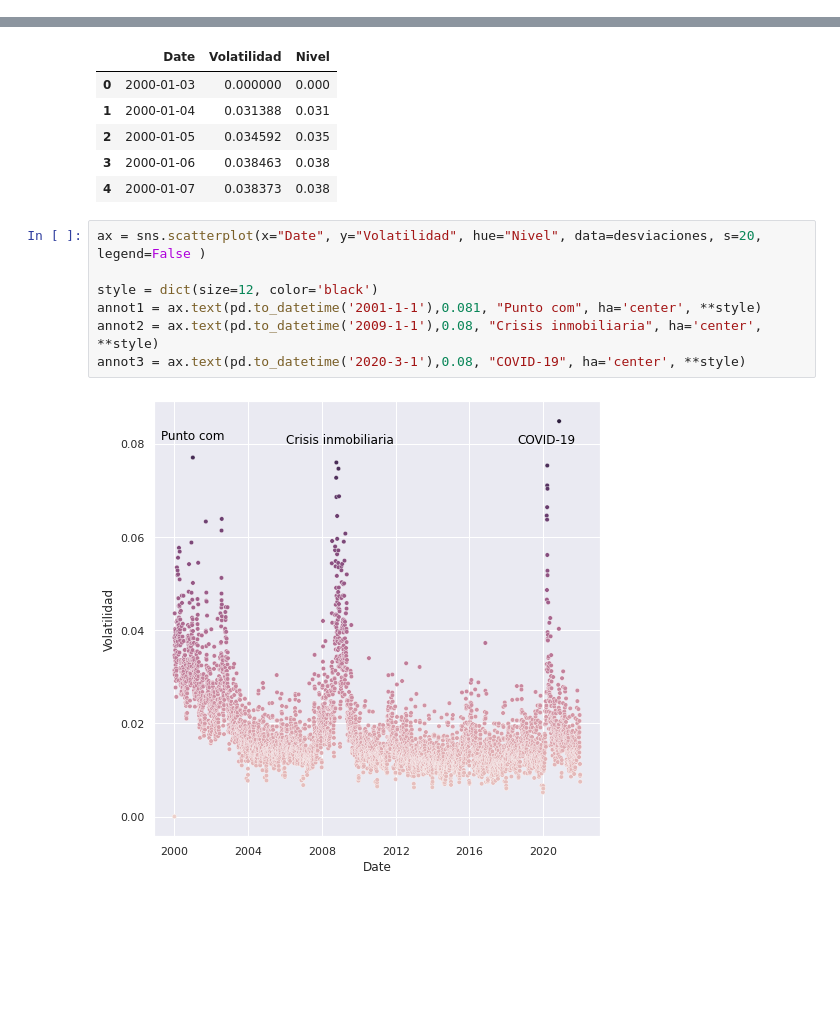
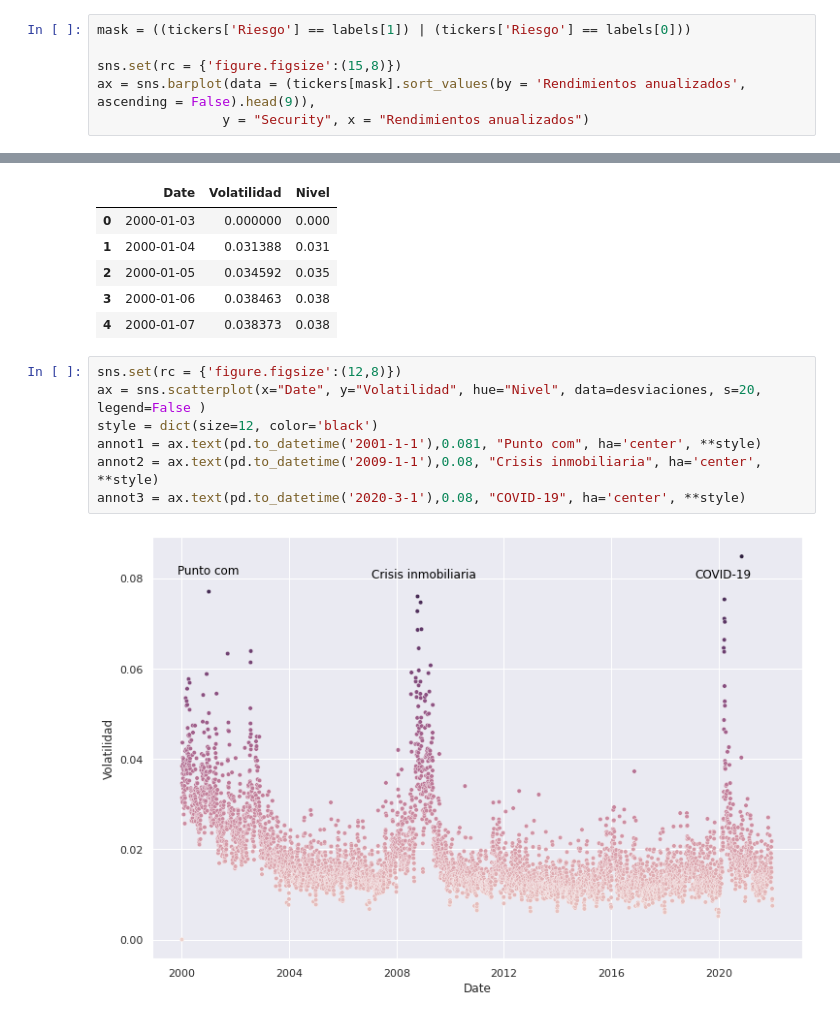
Before and after one commit to Martin17Arg/DS-PI-ProyectoIndividual, a Jupyter notebook: PI_02/proyecto/Informe.ipynb, the cells around one changed output, grey strips where cells are left out. Drawn from its saved outputs; the diff is of its cells as text; blank space fills up the shorter version.

```diff
--- a/PI_02/proyecto/Informe.ipynb
+++ b/PI_02/proyecto/Informe.ipynb
@@ -307,3 +307,9 @@ mask = ((tickers['Riesgo'] == labels[1]) | (tickers['Riesgo'] == labels[0]))
 | 28 | AMD | AMD | 0.479486 | 0.018746 | Medio |
 | 313 | MU | Micron Technology | 0.474522 | 0.012714 | Medio |
 | 281 | LVS | Las Vegas Sands | 0.468916 | 0.012142 | Medio |
+# %%
+mask = ((tickers['Riesgo'] == labels[1]) | (tickers['Riesgo'] == labels[0]))
+
+sns.set(rc = {'figure.figsize':(15,8)})
+ax = sns.barplot(data = (tickers[mask].sort_values(by = 'Rendimientos anualizados', ascending = False).head(9)),
+                y = "Security", x = "Rendimientos anualizados")
@@ -325,11 +333,11 @@ desviaciones.head()
 | 3 | 2000-01-06 | 0.038463 | 0.038 |
 | 4 | 2000-01-07 | 0.038373 | 0.038 |
 # %%
+sns.set(rc = {'figure.figsize':(12,8)})
 ax = sns.scatterplot(x="Date", y="Volatilidad", hue="Nivel", data=desviaciones, s=20, legend=False )
-
 style = dict(size=12, color='black')
 annot1 = ax.text(pd.to_datetime('2001-1-1'),0.081, "Punto com", ha='center', **style)
 annot2 = ax.text(pd.to_datetime('2009-1-1'),0.08, "Crisis inmobiliaria", ha='center', **style)
 annot3 = ax.text(pd.to_datetime('2020-3-1'),0.08, "COVID-19", ha='center', **style)
 # %% [output]
-[figure, old version]
+[figure, new version]
```
Also changed, not shown: parts of 1 cell of this notebook, 2 other files.
